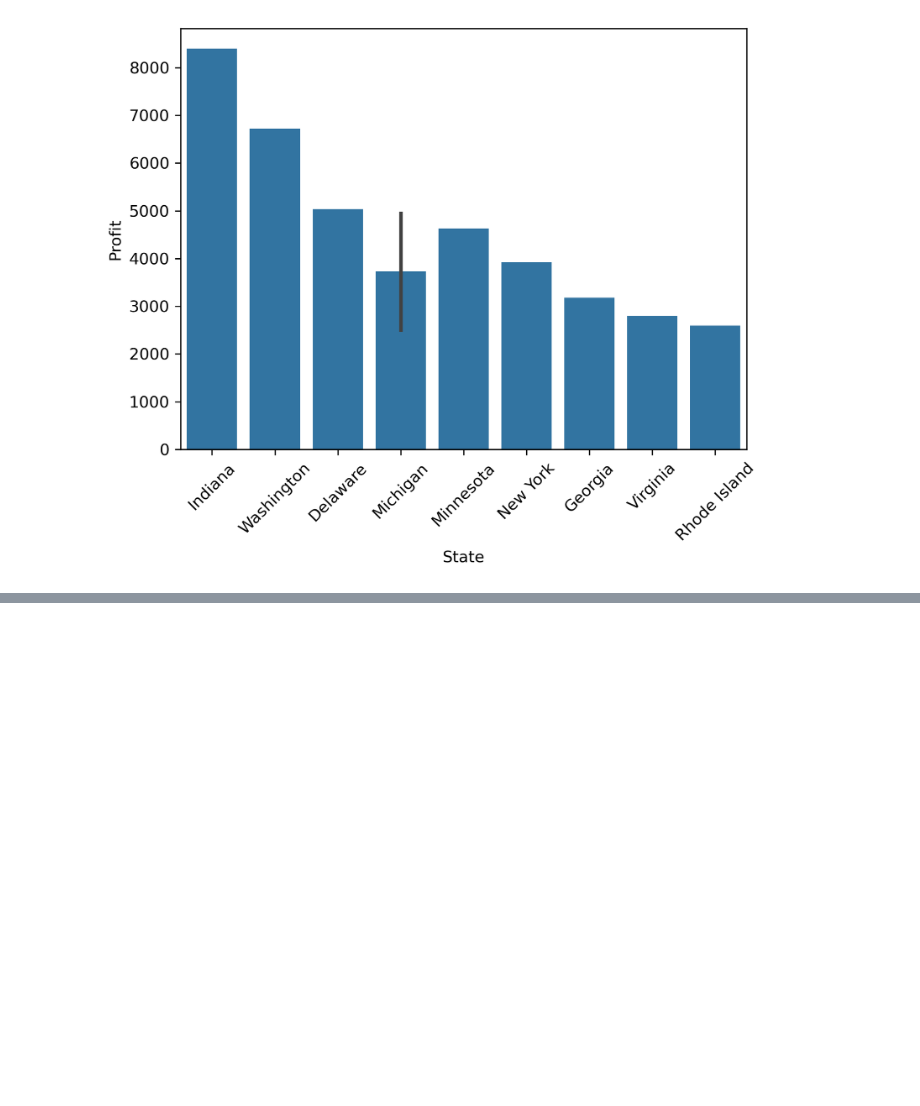
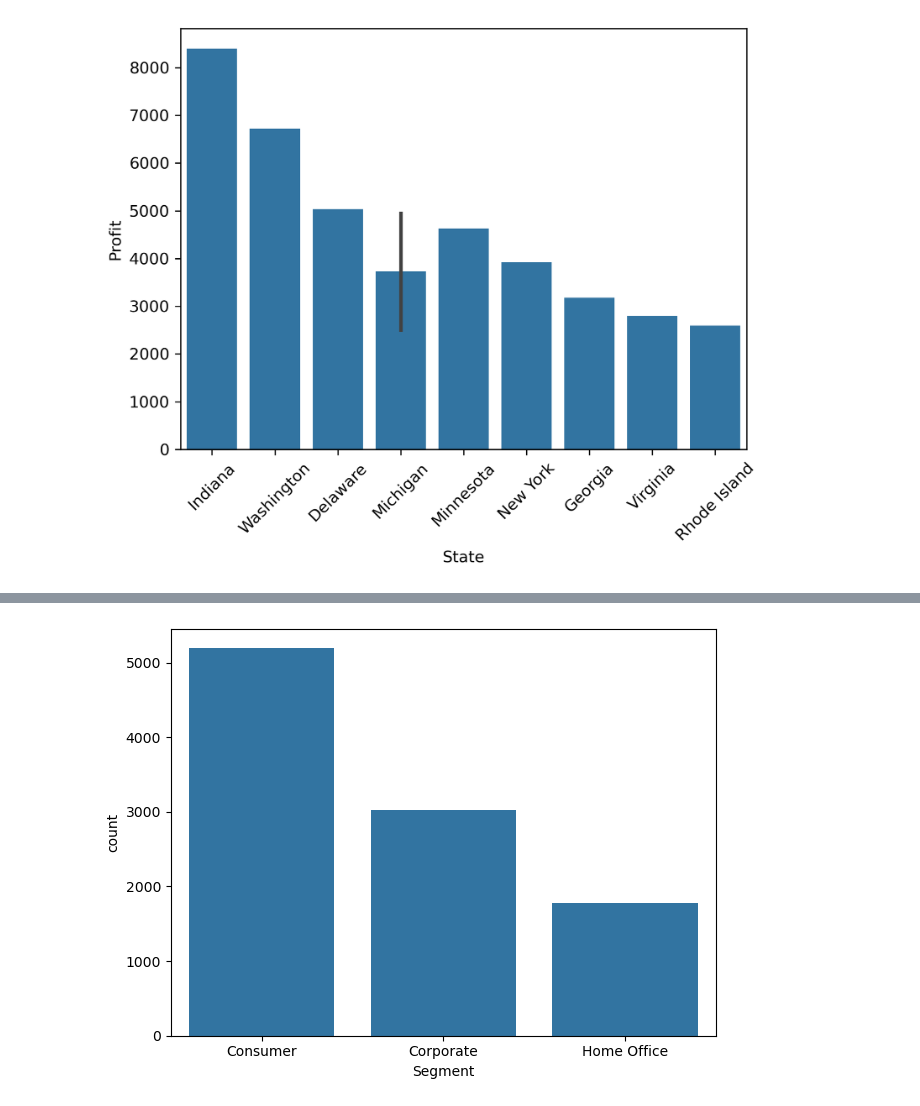
Before and after one commit to enzo253/BI_Analysis, a Jupyter notebook: BI_EDA.ipynb, the cells around one changed output, grey strips where cells are left out. Cells and saved outputs as stored; diff of their text form; code cells hidden in the pictures; blank space fills up the shorter version.

```diff
--- a/BI_EDA.ipynb
+++ b/BI_EDA.ipynb
@@ -75,0 +92,5 @@ plt.tight_layout()
+# %%
+sns.countplot(data=SuperStore_db, x='Segment')
+plt.tight_layout()
+# %% [output]
+[figure, added]
```
Also changed, not shown: parts of 20 cells of this notebook, 3 other files.
